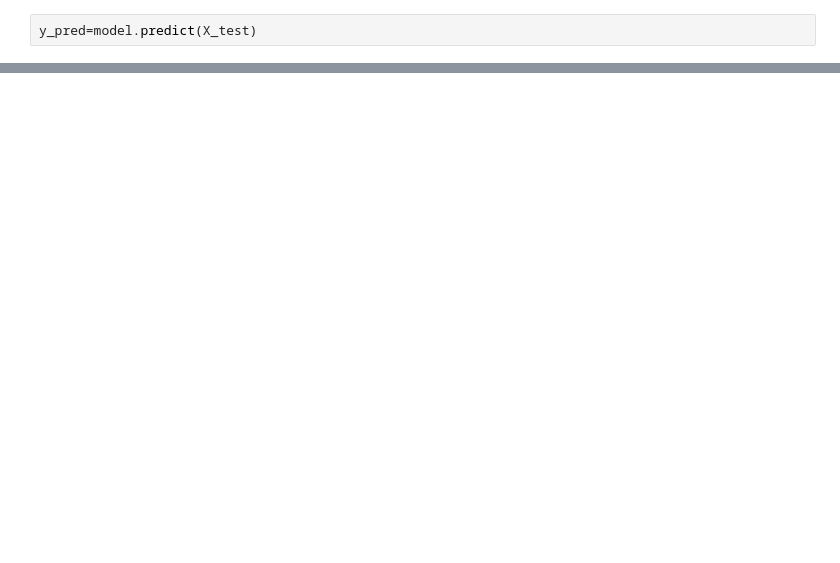
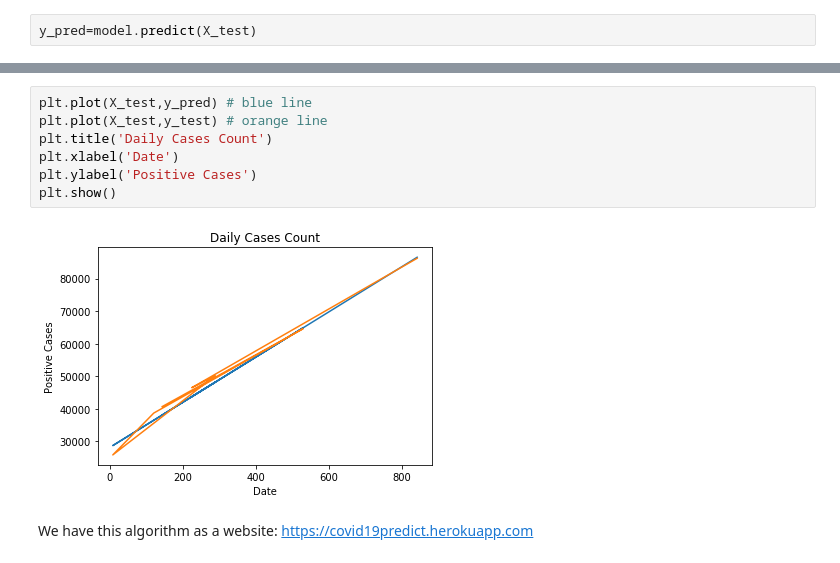
Before and after one commit to Arrow023/covid19, a Jupyter notebook: linear_regression_COVID_19.ipynb, the cells around one changed output, grey strips where cells are left out. Cells and saved outputs as stored; diff of their text form; blank space fills up the shorter version.

```diff
--- a/linear_regression_COVID_19.ipynb
+++ b/linear_regression_COVID_19.ipynb
@@ -112,0 +125,11 @@ array([82720.68002262])
+# %%
+plt.plot(X_test,y_pred) # blue line
+plt.plot(X_test,y_test) # orange line
+plt.title('Daily Cases Count')
+plt.xlabel('Date')
+plt.ylabel('Positive Cases')
+plt.show()
+# %% [output]
+[figure, added]
+# %% [markdown]
+ We have this algorithm as a website: https://covid19predict.herokuapp.com
```
Also changed, not shown: parts of 9 cells of this notebook, 2 other files.
